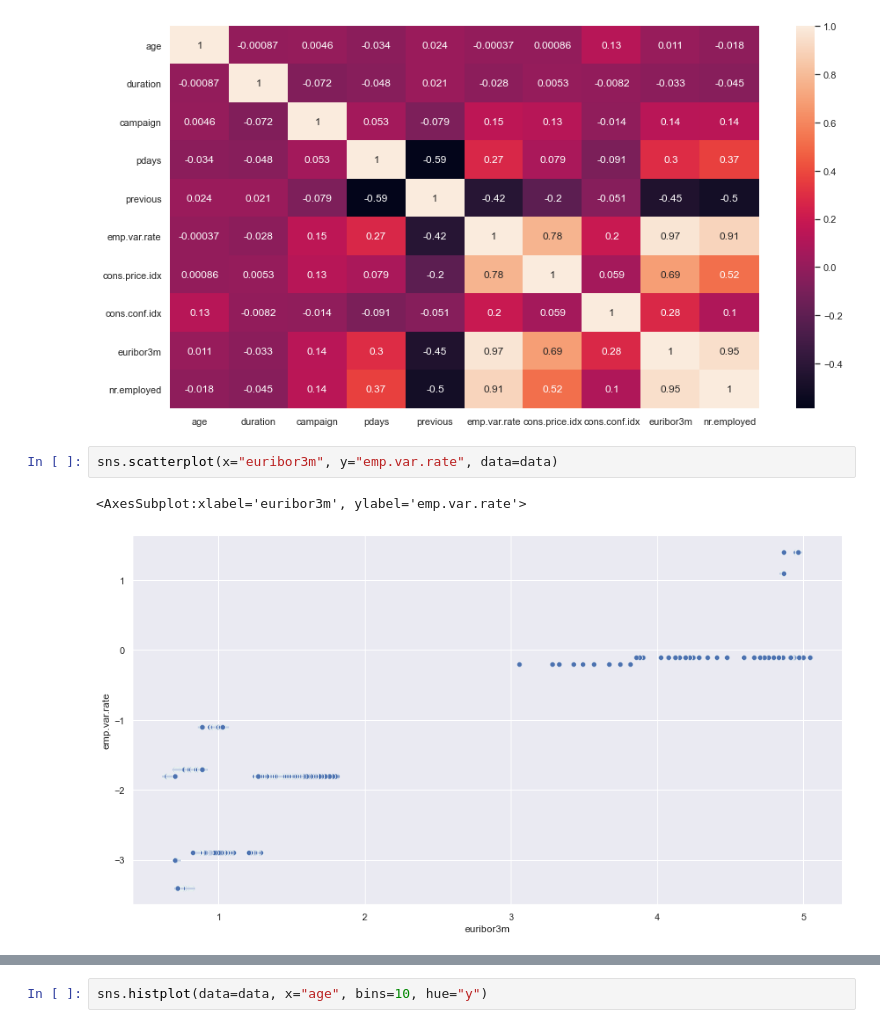
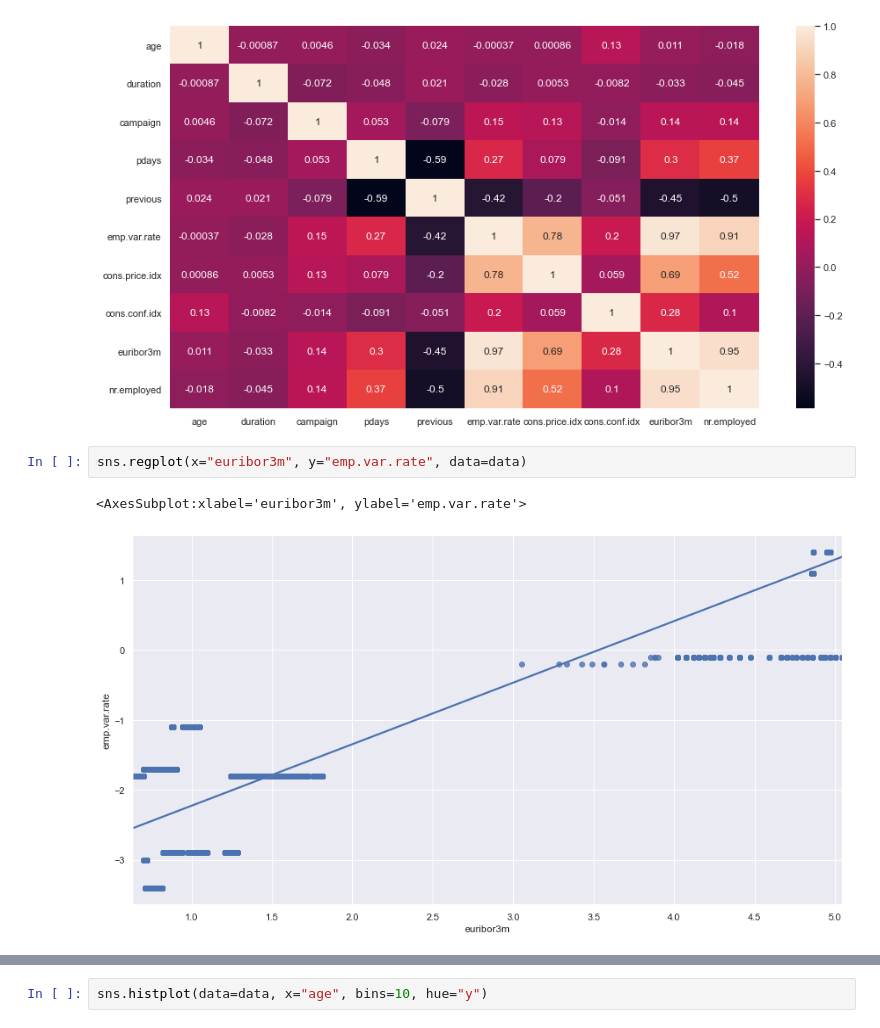
Before and after one commit to marek-dalida/bank-marketing-analysis, a Jupyter notebook: bank-marketing.ipynb, the cells around one changed output, grey strips where cells are left out. Cells and saved outputs as stored; diff of their text form.

```diff
--- a/bank-marketing.ipynb
+++ b/bank-marketing.ipynb
@@ -55,8 +55,8 @@ sns.heatmap(corr, annot=True)
 <AxesSubplot:>
 [figure]
 # %%
-sns.scatterplot(x="euribor3m", y="emp.var.rate", data=data)
+sns.regplot(x="euribor3m", y="emp.var.rate", data=data)
 # %% [output]
 <AxesSubplot:xlabel='euribor3m', ylabel='emp.var.rate'>
-[figure, old version]
+[figure, new version]
 # %%
```
Also changed, not shown: parts of 21 cells of this notebook.
